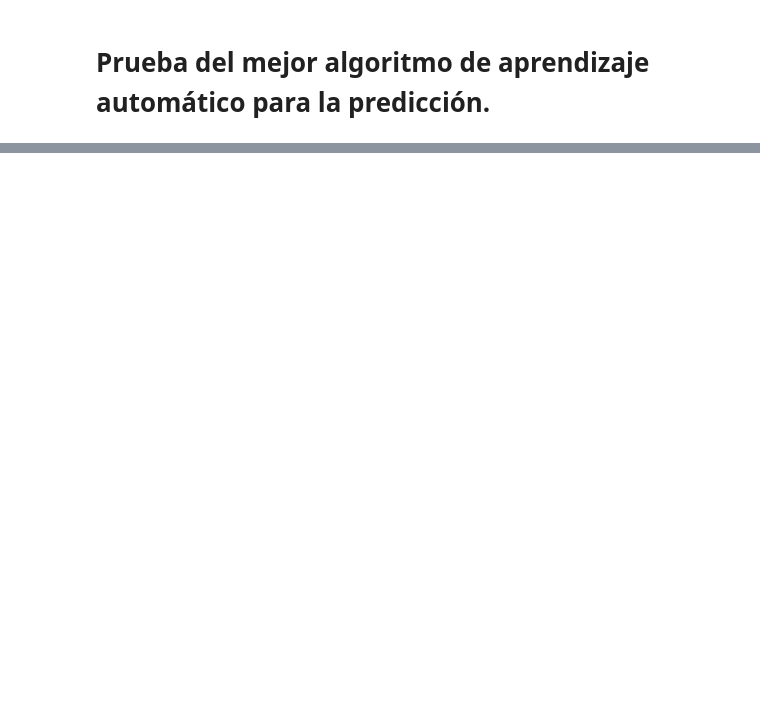
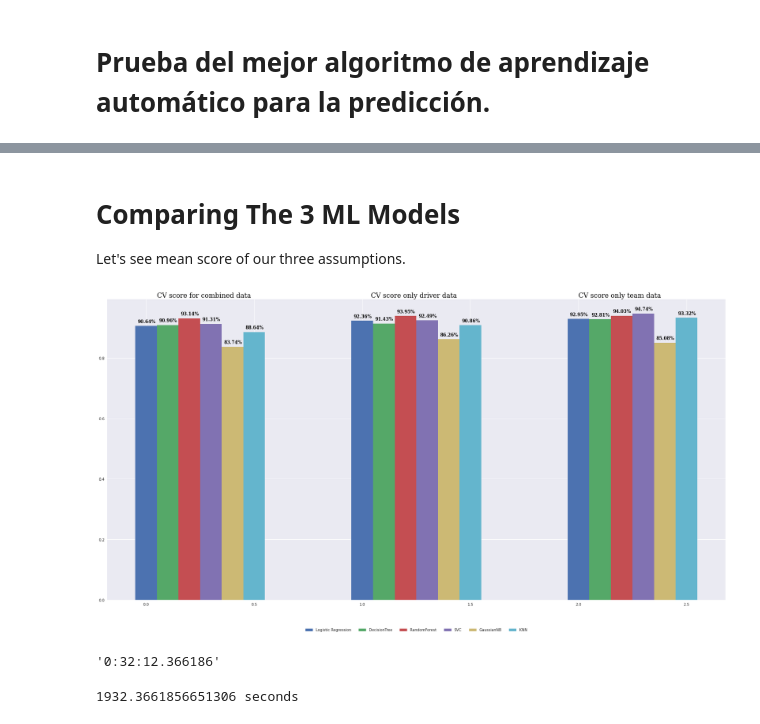
Before and after one commit to jGalanDS/redbull_espa, a Jupyter notebook: 04.ML_Modelling.ipynb, the cells around one changed output, grey strips where cells are left out. Cells and saved outputs as stored; diff of their text form; code cells hidden in the pictures; blank space fills up the shorter version.

```diff
--- a/04.ML_Modelling.ipynb
+++ b/04.ML_Modelling.ipynb
@@ -93,0 +434,57 @@ ente más pequeño de ejemplos que se utiliza para ajustar los hiperparámetros
+# %% [markdown]
+# Comparing The 3 ML Models
+
+Let's see mean score of our three assumptions.
+# %%
+lr = [mean_results[0],mean_results_dri[0],mean_results_const[0]]
+dtc = [mean_results[1],mean_results_dri[1],mean_results_const[1]]
+rfc = [mean_results[2],mean_results_dri[2],mean_results_const[2]]
+svc = [mean_results[3],mean_results_dri[3],mean_results_const[3]]
+gnb = [mean_results[4],mean_results_dri[4],mean_results_const[4]]
+knn = [mean_results[5],mean_results_dri[5],mean_results_const[5]]
+font1 = {
+    'family':'serif',
+    'color':'black',
+    'weight':'normal',
+    'size':18
+}
+font2 = {
+    'family':'serif',
+    'color':'black',
+    'weight':'bold',
+    'size':12
+}
+x_ax = np.arange(3)
+plt.figure(figsize=(30,15))
+bar1 = plt.bar(x_ax,lr,width=0.1,align='center', label="Logistic Regression")
+bar2 = plt.bar(x_ax+0.1,dtc,width=0.1,align='center', label="DecisionTree")
+bar3 = plt.bar(x_ax+0.2,rfc,width=0.1,align='center',  label="RandomForest")
+bar4 = plt.bar(x_ax+0.3,svc,width=0.1,align='center', label="SVC")
+bar5 = plt.bar(x_ax+0.4,gnb,width=0.1,align='center', label="GaussianNB")
+bar6 = plt.bar(x_ax+0.5,knn,width=0.1,align='center', label="KNN")
+plt.text(0.05,1,'CV score for combined data',fontdict=font1)
+plt.text(1.04,1,'CV score only driver data',fontdict=font1)
+plt.text(2,1,'CV score only team data',fontdict=font1)
+for bar in bar1.patches:
+    yval = bar.get_height()
+    plt.text(bar.get_x()+0.01,yval+0.01,f'{round(yval*100,2)}%',fontdict=font2)
+for bar in bar2.patches:
+    yval = bar.get_height()
+    plt.text(bar.get_x()+0.01,yval+0.01,f'{round(yval*100,2)}%',fontdict=font2)
+for bar in bar3.patches:
+    yval = bar.get_height()
+    plt.text(bar.get_x()+0.01,yval+0.01,f'{round(yval*100,2)}%',fontdict=font2)
+for bar in bar4.patches:
+    yval = bar.get_height()
+    plt.text(bar.get_x()+0.01,yval+0.01,f'{round(yval*100,2)}%',fontdict=font2)
+for bar in bar5.patches:
+    yval = bar.get_height()
+    plt.text(bar.get_x()+0.01,yval+0.01,f'{round(yval*100,2)}%',fontdict=font2)
+for bar in bar6.patches:
+    yval = bar.get_height()
+    plt.text(bar.get_x()+0.01,yval+0.01,f'{round(yval*100,2)}%',fontdict=font2)
+plt.legend(loc='center', bbox_to_anchor=(0.5, -0.10), shadow=False, ncol=6)
+
+plt.show()
+# %% [output]
+[figure, added]
@@ -93,0 +493,9 @@ ente más pequeño de ejemplos que se utiliza para ajustar los hiperparámetros
+# %%
+import datetime
+str(datetime.timedelta(seconds=(end - start)))
+# %% [output]
+'0:32:12.366186'
+# %%
+print(str(end - start)+" seconds")
+# %% [output]
+1932.3661856651306 seconds
```
Also changed, not shown: parts of 45 cells of this notebook, 6 other files.
